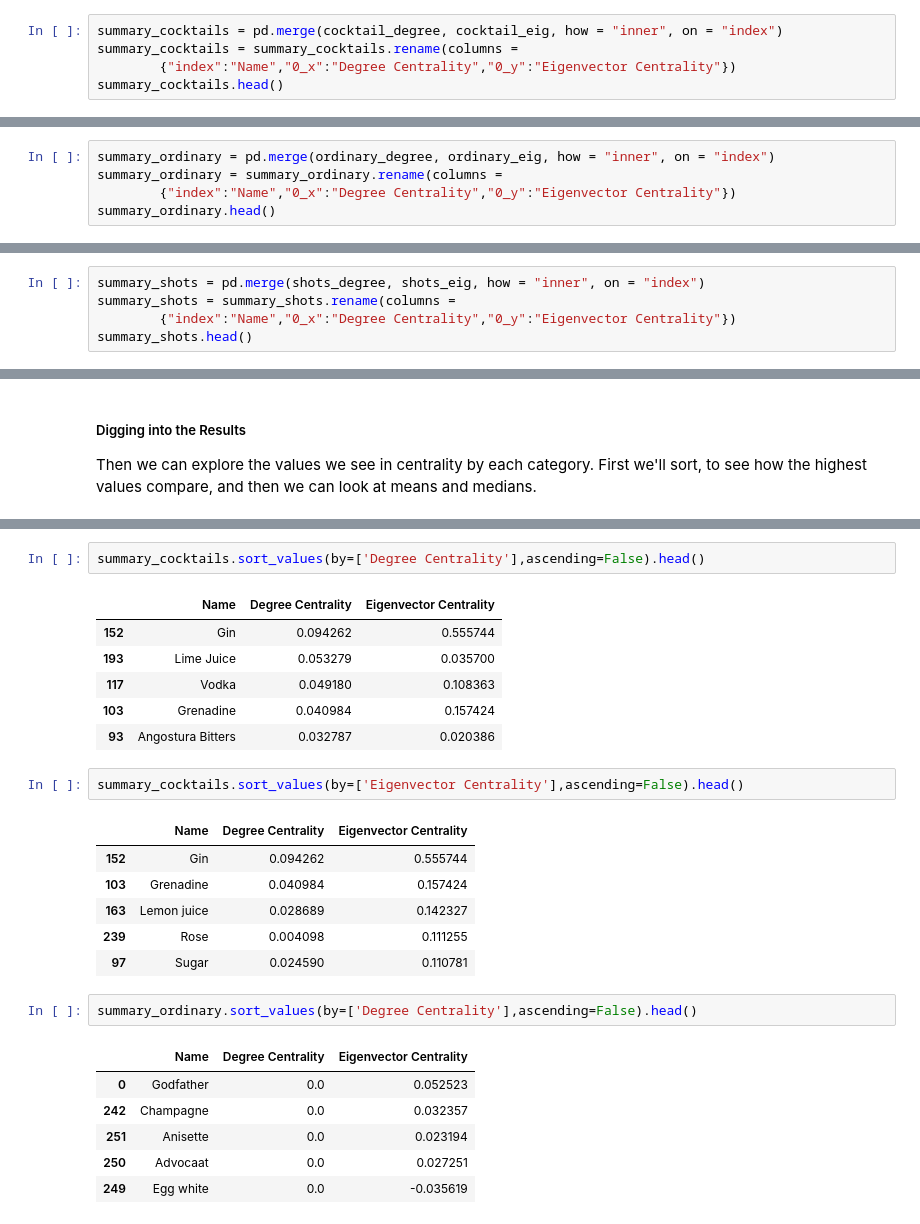
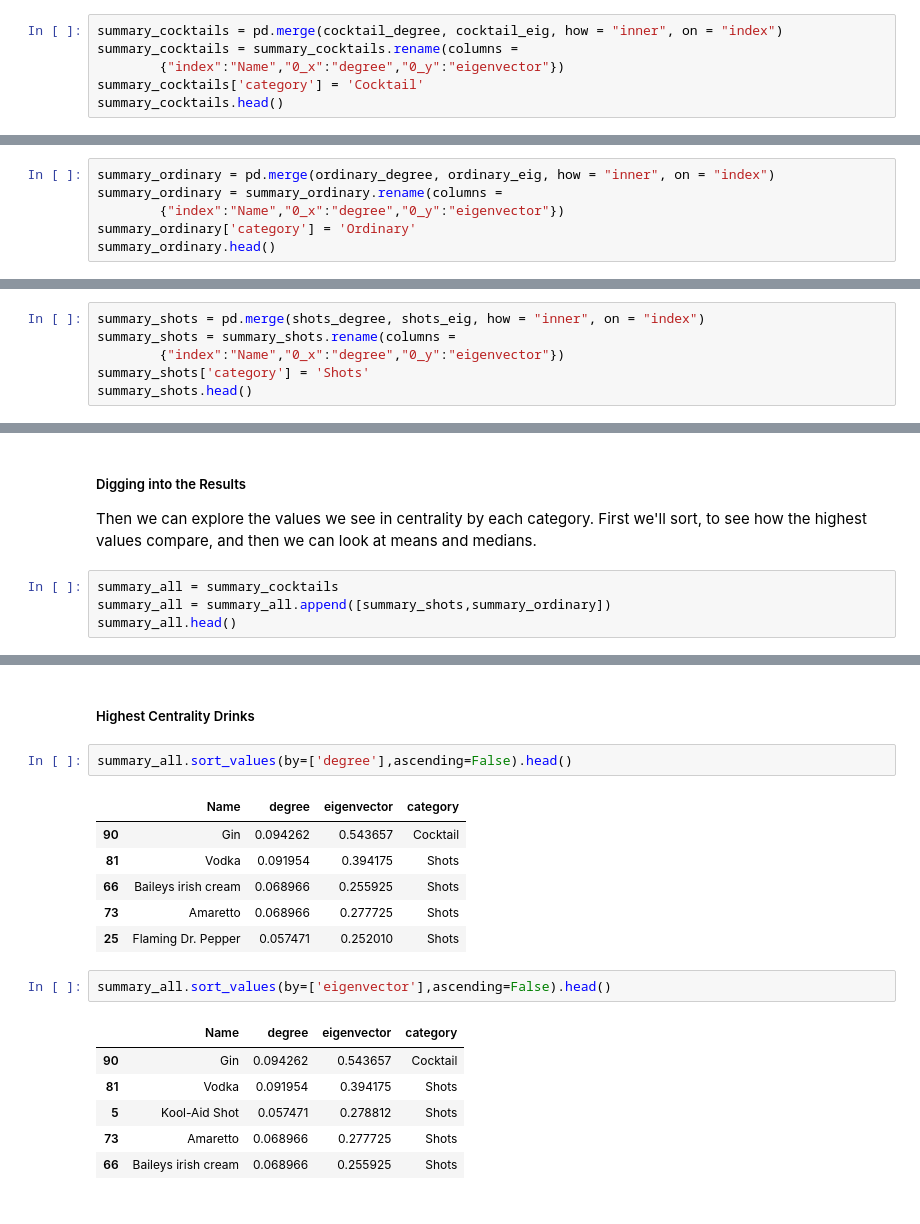
Before and after one commit to ebhtra/gory-graph, a Jupyter notebook: Project 1.ipynb, the cells around one changed output, grey strips where cells are left out. Cells and saved outputs as stored; diff of their text form.

```diff
--- a/Project 1.ipynb
+++ b/Project 1.ipynb
@@ -217,6 +217,7 @@ Then we can create summary dataframes of both centrality measures, and sort by e
 # %%
 summary_cocktails = pd.merge(cocktail_degree, cocktail_eig, how = "inner", on = "index")
 summary_cocktails = summary_cocktails.rename(columns =
-        {"index":"Name","0_x":"Degree Centrality","0_y":"Eigenvector Centrality"})
+        {"index":"Name","0_x":"degree","0_y":"eigenvector"})
+summary_cocktails['category'] = 'Cocktail'
 summary_cocktails.head()
 # %% [output]
@@ -229,6 +230,7 @@ summary_cocktails.head()
 # %%
 summary_ordinary = pd.merge(ordinary_degree, ordinary_eig, how = "inner", on = "index")
 summary_ordinary = summary_ordinary.rename(columns =
-        {"index":"Name","0_x":"Degree Centrality","0_y":"Eigenvector Centrality"})
+        {"index":"Name","0_x":"degree","0_y":"eigenvector"})
+summary_ordinary['category'] = 'Ordinary'
 summary_ordinary.head()
 # %% [output]
@@ -241,6 +243,7 @@ summary_ordinary.head()
 # %%
 summary_shots = pd.merge(shots_degree, shots_eig, how = "inner", on = "index")
 summary_shots = summary_shots.rename(columns =
-        {"index":"Name","0_x":"Degree Centrality","0_y":"Eigenvector Centrality"})
+        {"index":"Name","0_x":"degree","0_y":"eigenvector"})
+summary_shots['category'] = 'Shots'
 summary_shots.head()
 # %% [output]
@@ -254,3 +257,7 @@ summary_shots.head()
 ##### Digging into the Results
 
 Then we can explore the values we see in centrality by each category. First we'll sort, to see how the highest values compare, and then we can look at means and medians.
+# %%
+summary_all = summary_cocktails
+summary_all = summary_all.append([summary_shots,summary_ordinary])
+summary_all.head()
@@ -257,27 +411,20 @@ Then we can explore the values we see in centrality by each category. First we'l
+# %% [markdown]
+##### Highest Centrality Drinks
 # %%
-summary_cocktails.sort_values(by=['Degree Centrality'],ascending=False).head()
+summary_all.sort_values(by=['degree'],ascending=False).head()
 # %% [output]
-|  | Name | Degree Centrality | Eigenvector Centrality |
-| 152 | Gin | 0.094262 | 0.555744 |
-| 193 | Lime Juice | 0.053279 | 0.035700 |
-| 117 | Vodka | 0.049180 | 0.108363 |
-| 103 | Grenadine | 0.040984 | 0.157424 |
-| 93 | Angostura Bitters | 0.032787 | 0.020386 |
+|  | Name | degree | eigenvector | category |
+| 90 | Gin | 0.094262 | 0.543657 | Cocktail |
+| 81 | Vodka | 0.091954 | 0.394175 | Shots |
+| 66 | Baileys irish cream | 0.068966 | 0.255925 | Shots |
+| 73 | Amaretto | 0.068966 | 0.277725 | Shots |
+| 25 | Flaming Dr. Pepper | 0.057471 | 0.252010 | Shots |
 # %%
-summary_cocktails.sort_values(by=['Eigenvector Centrality'],ascending=False).head()
+summary_all.sort_values(by=['eigenvector'],ascending=False).head()
 # %% [output]
-|  | Name | Degree Centrality | Eigenvector Centrality |
-| 152 | Gin | 0.094262 | 0.555744 |
-| 103 | Grenadine | 0.040984 | 0.157424 |
-| 163 | Lemon juice | 0.028689 | 0.142327 |
-| 239 | Rose | 0.004098 | 0.111255 |
-| 97 | Sugar | 0.024590 | 0.110781 |
+|  | Name | degree | eigenvector | category |
+| 90 | Gin | 0.094262 | 0.543657 | Cocktail |
+| 81 | Vodka | 0.091954 | 0.394175 | Shots |
+| 5 | Kool-Aid Shot | 0.057471 | 0.278812 | Shots |
+| 73 | Amaretto | 0.068966 | 0.277725 | Shots |
+| 66 | Baileys irish cream | 0.068966 | 0.255925 | Shots |
-# %%
-summary_ordinary.sort_values(by=['Degree Centrality'],ascending=False).head()
-# %% [output]
-|  | Name | Degree Centrality | Eigenvector Centrality |
-| 0 | Godfather | 0.0 | 0.052523 |
-| 242 | Champagne | 0.0 | 0.032357 |
-| 251 | Anisette | 0.0 | 0.023194 |
-| 250 | Advocaat | 0.0 | 0.027251 |
-| 249 | Egg white | 0.0 | -0.035619 |
```
Also changed, not shown: parts of 25 cells of this notebook.
